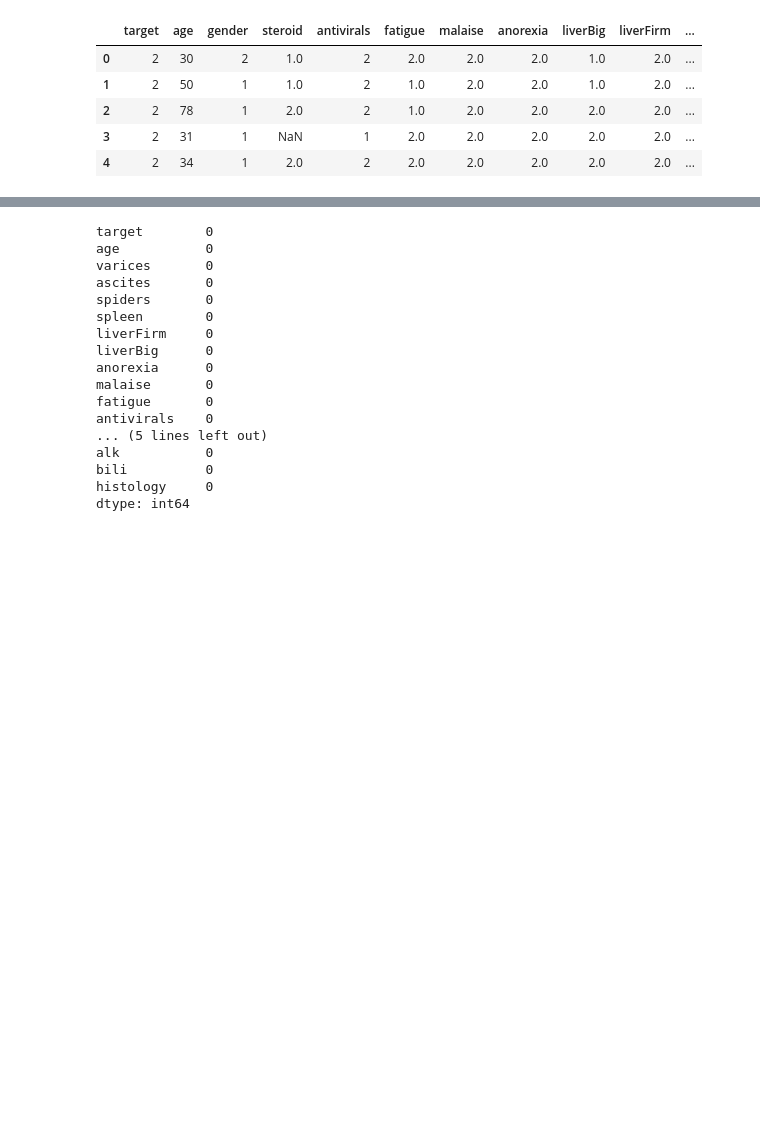
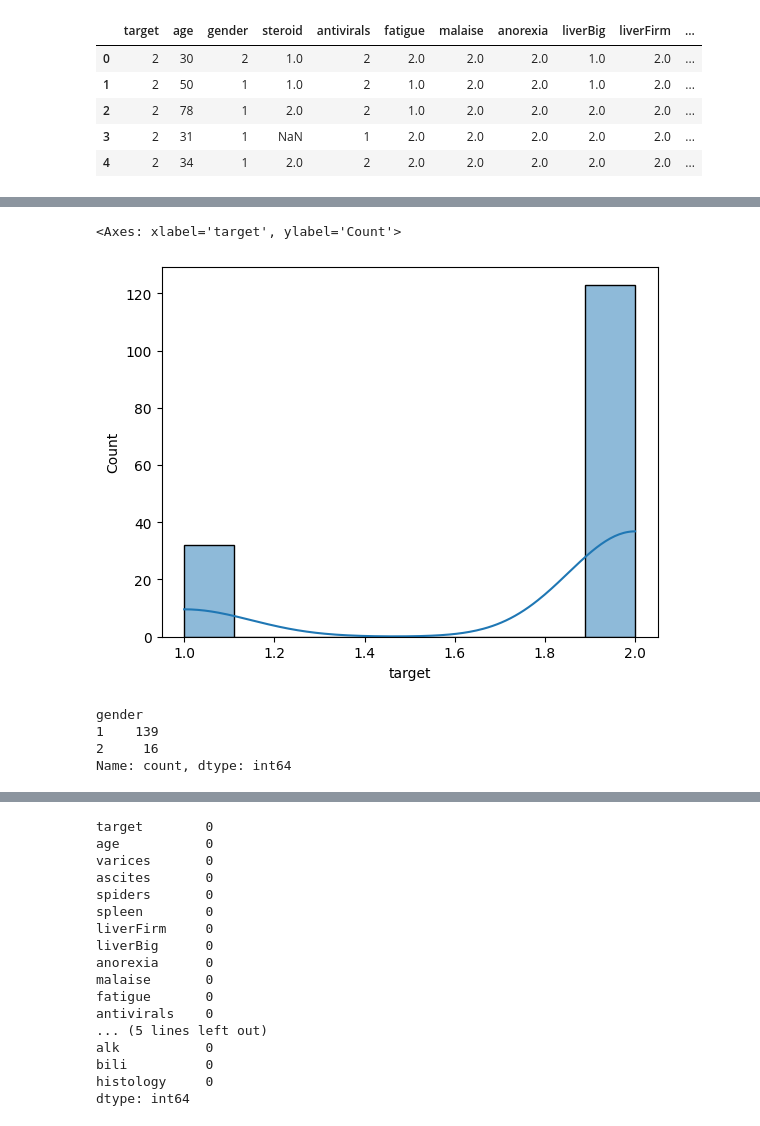
Before and after one commit to KaleemuAllah/AI-course-files, a Jupyter notebook: Machine_Learning/Hapatitis_project_file.ipynb, the cells around one changed output, grey strips where cells are left out. Cells and saved outputs as stored; diff of their text form; code cells hidden in the pictures; blank space fills up the shorter version.

```diff
--- a/Machine_Learning/Hapatitis_project_file.ipynb
+++ b/Machine_Learning/Hapatitis_project_file.ipynb
@@ -42,0 +138,14 @@ df.head()
+# %%
+# draw a histogram to see the distribution of target column
+sns.histplot(df['target'], kde=True)
+# %% [output]
+<Axes: xlabel='target', ylabel='Count'>
+[figure, added]
+# %%
+# find the values of gender column
+df['gender'].value_counts()
+# %% [output]
+gender
+1    139
+2     16
+Name: count, dtype: int64
```
Also changed, not shown: parts of 10 cells of this notebook, 3 other files.
